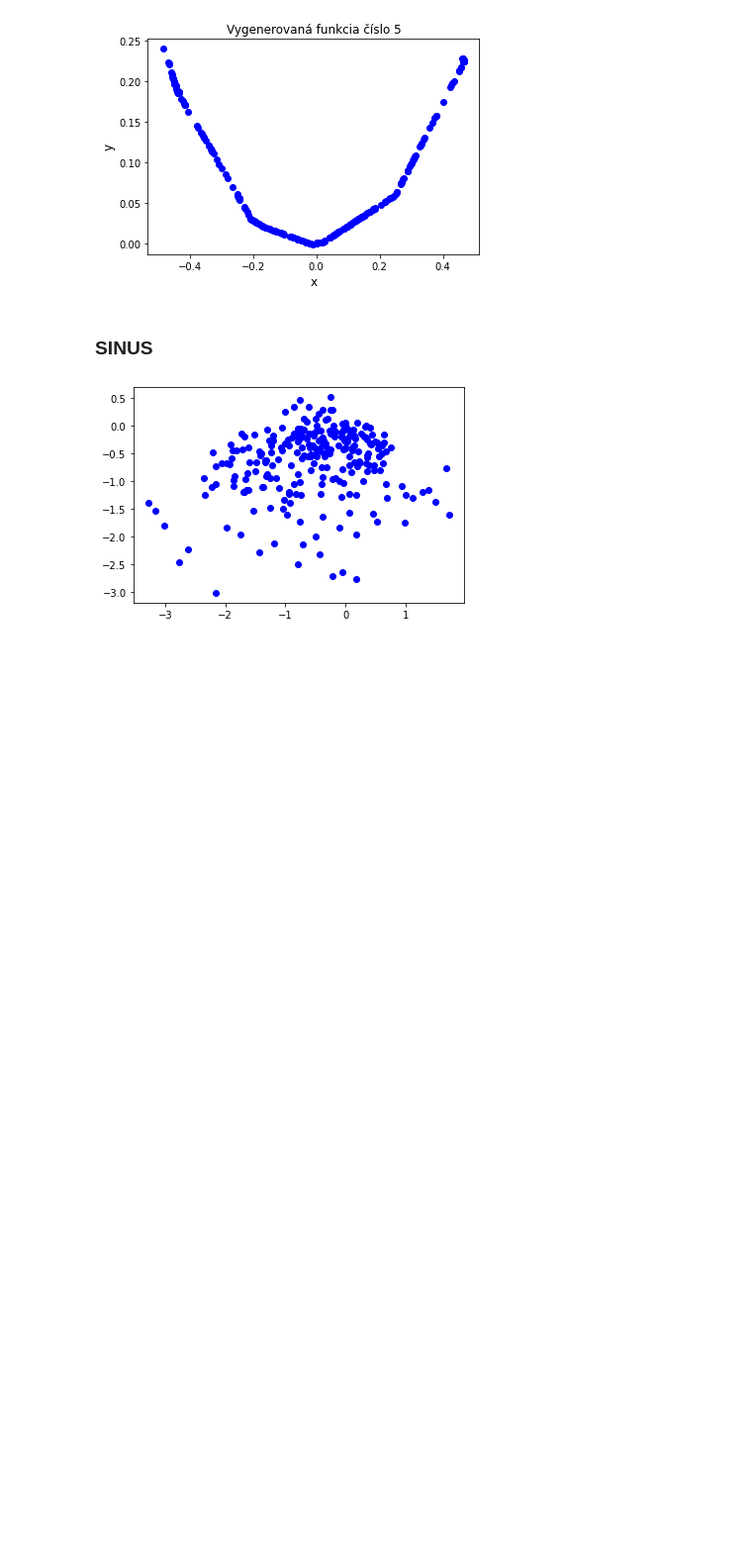
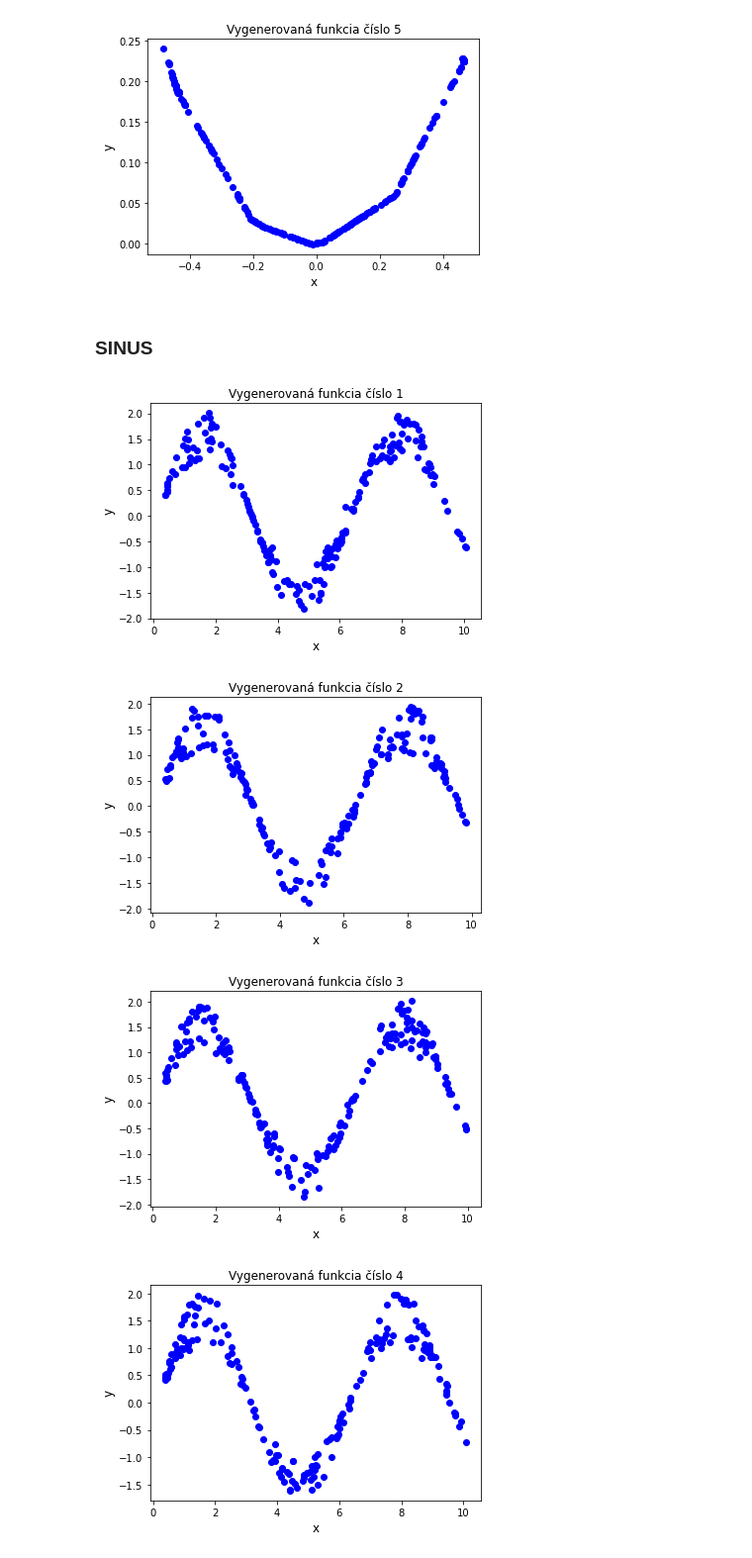
Before and after one commit to Shegy12/GAN-for-generating-artificial-ECG-data, a Jupyter notebook: GAN_1D_functions.ipynb, the cells around one changed output. Shown at 99% size. Drawn from its saved outputs; the diff is of its cells as text; code cells hidden in the pictures; blank space fills up the shorter version.

```diff
--- a/GAN_1D_functions.ipynb
+++ b/GAN_1D_functions.ipynb
@@ -554,7 +573,7 @@ def generate_real_samples(n):
   # generate inputs in [0,5000]
   X1 = np.linspace(0,10,n)
   # generate outputs
-  X2 = np.random.random(1)*np.sin(X1)
+  X2 = (np.random.random(1)+1)*np.sin(X1)
   # stack arrays
   X1 = X1.reshape(n, 1)
   X2 = X2.reshape(n, 1)
@@ -600,11 +619,11 @@ def summarize_performance(epoch, generator, discriminator, latent_dim, n=100):
 	# plt.ylabel('y',fontsize=12)
 	pyplot.title('Iterácia :'+ "  " + str(epoch+1)+" | "+'acc_real ='+"  "+str(np.round(acc_real,4))+" | "+'acc_fake ='+"  "+str(np.round(acc_fake,4)))
 	pyplot.show()
-	if (acc_fake > 0.475) and (acc_fake < 0.525) and (acc_real > 0.475) and (acc_real < 0.525) and epoch>200000:
-		print('Model is trained')
-		a=1/0
+	# if (acc_fake > 0.475) and (acc_fake < 0.525) and (acc_real > 0.475) and (acc_real < 0.525) and epoch>200000:
+	# 	print('Model is trained')
+	# 	a=1/0
 
-def train(generator_model, discriminator_model, gan_model, latent_dim, n_epochs=500000, n_batch=512,n_eval=1000):
+def train(generator_model, discriminator_model, gan_model, latent_dim, n_epochs=1000000, n_batch=512,n_eval=10000):
 	# determine half the size of one batch, for updating the discriminator
 	half_batch = int(n_batch / 2)
 	# manually enumerate epochs
@@ -622,20 +641,20 @@ def train(generator_model, discriminator_model, gan_model, latent_dim, n_epochs=
 		y_gan = ones((n_batch, 1))
 		# update the generator via the discriminator's error
 		g_loss=gan_model.train_on_batch(x_gan, y_gan)
-		d_real_loss_graph.append(d_real_loss)
-		d_real_acc_graph.append(d_real_acc)
-		d_fake_loss_graph.append(d_fake_loss)
-		d_fake_acc_graph.append(d_fake_acc)
-		g_loss_graph.append(g_loss)
+		d_real_loss_graph2.append(d_real_loss)
+		d_real_acc_graph2.append(d_real_acc)
+		d_fake_loss_graph2.append(d_fake_loss)
+		d_fake_acc_graph2.append(d_fake_acc)
+		g_loss_graph2.append(g_loss)
   # evaluate the model every n_eval epochs
 		if (i+1) % n_eval == 0:
 		  summarize_performance(i, generator_model, discriminator_model, latent_dim)
 
-d_real_loss_graph=[]
-d_real_acc_graph=[]
-d_fake_loss_graph=[]
-d_fake_acc_graph=[]
-g_loss_graph=[]
+d_real_loss_graph2=[]
+d_real_acc_graph2=[]
+d_fake_loss_graph2=[]
+d_fake_acc_graph2=[]
+g_loss_graph2=[]
 # size of the latent space
 latent_dim = 5
 # create the discriminator
@@ -643,11 +662,18 @@ discriminator2 = define_discriminator()
 # create the generator
 generator2 = define_generator(latent_dim)
 # create the gan
-gan_model2 = define_gan(generator, discriminator)
+gan_model2 = define_gan(generator2, discriminator2)
 # train model
 train(generator2, discriminator2, gan_model2, latent_dim)
 
 
+
 end = timer()
-print(end - start) # Time in seconds, e.g. 5.38091952400282
+print('Time of training:')
+print(end - start) #20434.407103334=340minut
+np.save(WORKDIR_PATH / "d_real_loss_graph12",d_real_loss_graph2)
+np.save(WORKDIR_PATH / "d_real_acc_graph12",d_real_acc_graph2)
+np.save(WORKDIR_PATH / "d_fake_loss_graph12",d_fake_loss_graph2)
+np.save(WORKDIR_PATH / "d_fake_acc_graph12",d_fake_acc_graph2)
+np.save(WORKDIR_PATH / "g_loss_graph12",g_loss_graph2)
 # %% [output]
@@ -690,13 +752,16 @@ for i in range(5):
 # %%
 # SINUS
 for i in range(5):
   x_fake=[]
   y_fake=[]
-  x_fake, y_fake = generate_fake_samples(generator2, 5, 250)
+  x_fake, y_fake = generate_fake_samples(generator2, 5, 200)
   pyplot.scatter(x_fake[:, 0], x_fake[:, 1], color='blue')
   plt.xlabel('x',fontsize=12)
   plt.ylabel('y',fontsize=12)
   plt.title('Vygenerovaná funkcia číslo'+' '+str(i+1))
   pyplot.show()
 # %% [output]
-[figure, old version]
+[figure, new version]
+[figure, added]
+[figure, added]
+[figure, added]
```
Also changed, not shown: parts of 14 cells of this notebook.
